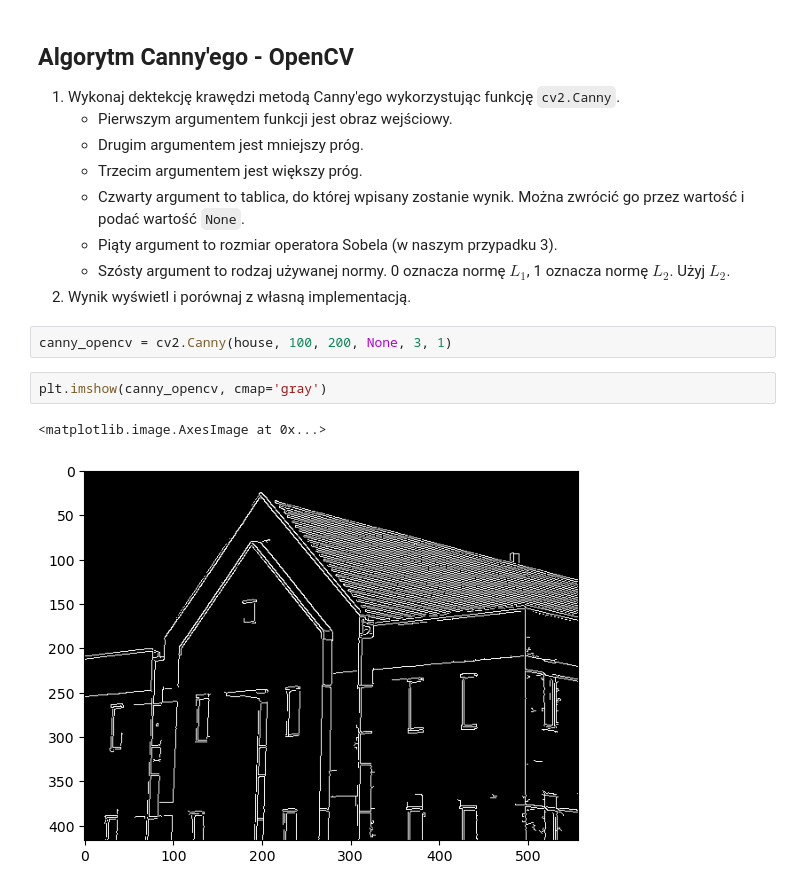
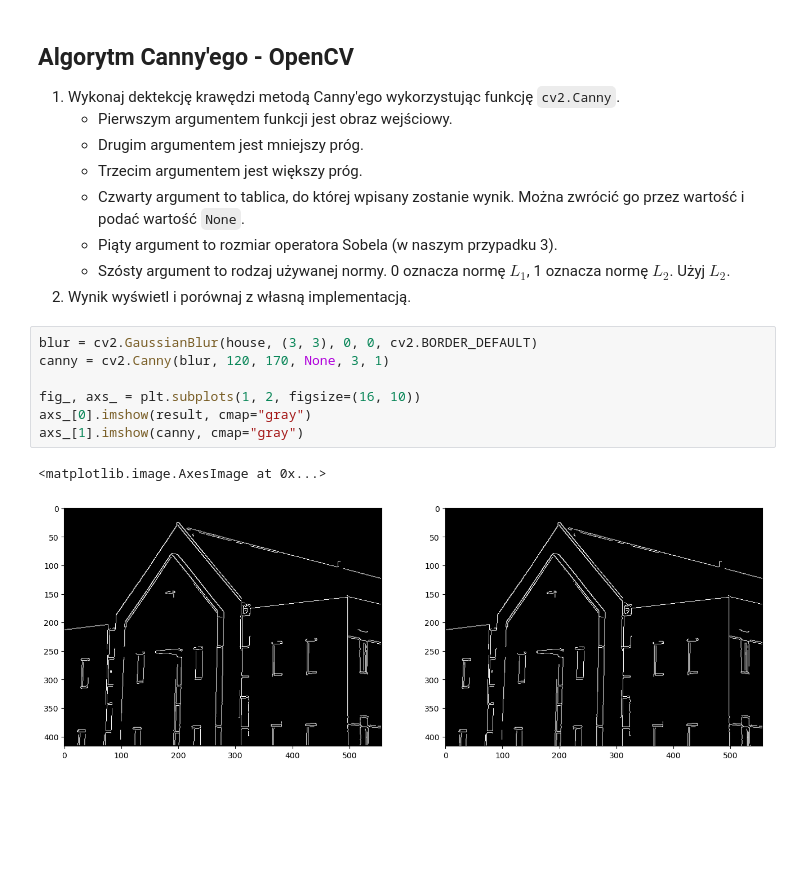
Before and after one commit to anetaap/Digital-Image-Processing, a Jupyter notebook: lab9/09_Canny.ipynb, the cells around one changed output. Drawn from its saved outputs; the diff is of its cells as text; blank space fills up the shorter version.

```diff
--- a/lab9/09_Canny.ipynb
+++ b/lab9/09_Canny.ipynb
@@ -231,10 +287,13 @@ IndentationError: expected an indented block (3323744091.py, line 1)
     - Szósty argument to rodzaj używanej normy.
     0 oznacza normę $L_1$, 1 oznacza normę $L_2$. Użyj $L_2$.
 2. Wynik wyświetl i porównaj z własną implementacją.
-# %%
-canny_opencv = cv2.Canny(house, 100, 200, None, 3, 1)
-# %%
-plt.imshow(canny_opencv, cmap='gray')
-# %% [output]
-<matplotlib.image.AxesImage at 0x...>
-[figure, removed]
+# %%
+blur = cv2.GaussianBlur(house, (3, 3), 0, 0, cv2.BORDER_DEFAULT)
+canny = cv2.Canny(blur, 120, 170, None, 3, 1)
+
+fig_, axs_ = plt.subplots(1, 2, figsize=(16, 10))
+axs_[0].imshow(result, cmap="gray")
+axs_[1].imshow(canny, cmap="gray")
+# %% [output]
+<matplotlib.image.AxesImage at 0x...>
+[figure, added]
```
Also changed, not shown: parts of 9 cells of this notebook, 4 other files.
